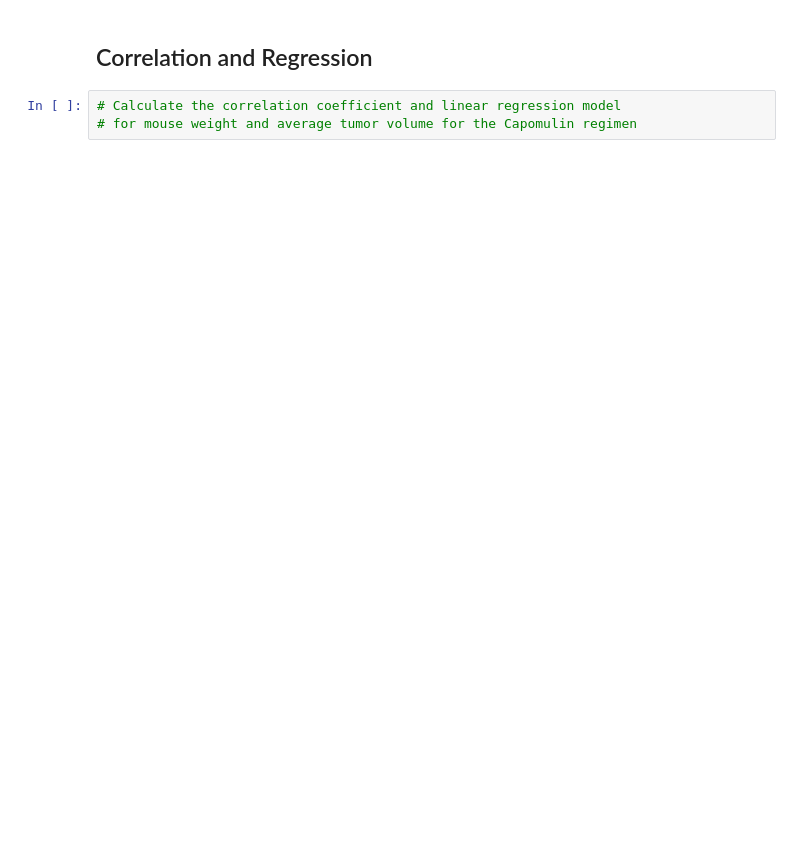
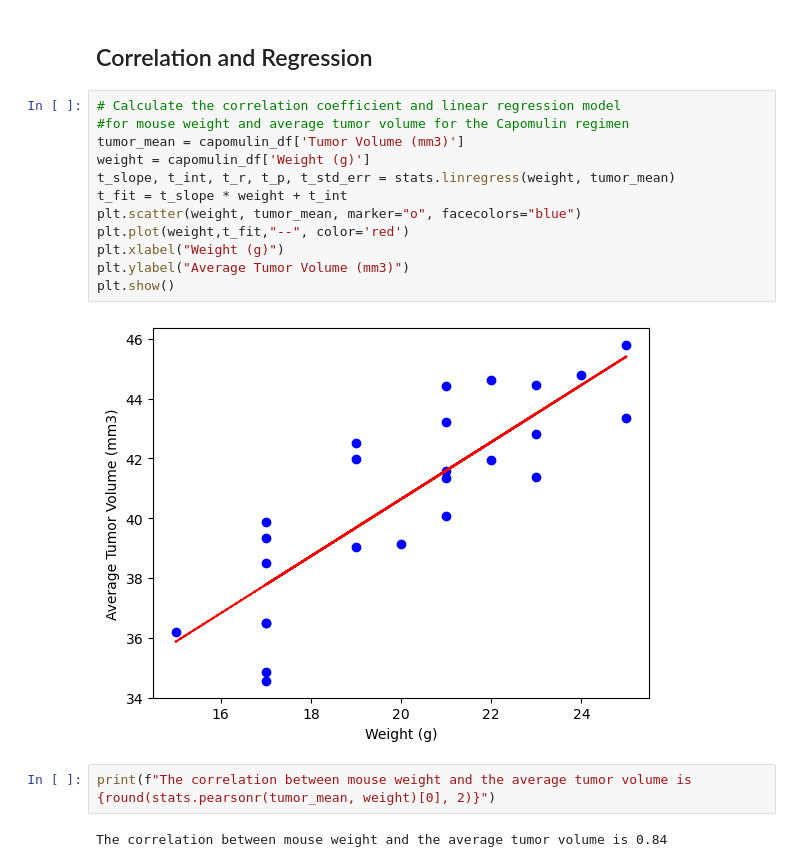
Before and after one commit to lrussell834/Technical-Report-of-Capomulin-Clinical-Study, a Jupyter notebook: Starter_Code/Pymaceuticals/pymaceuticals_technical_report_and_analysis.ipynb, the cells around one changed output. Drawn from its saved outputs; the diff is of its cells as text; blank space fills up the shorter version.

```diff
--- a/Starter_Code/Pymaceuticals/pymaceuticals_technical_report_and_analysis.ipynb
+++ b/Starter_Code/Pymaceuticals/pymaceuticals_technical_report_and_analysis.ipynb
@@ -236,4 +285,19 @@ plt.show()
 ## Correlation and Regression
 # %%
 # Calculate the correlation coefficient and linear regression model
-# for mouse weight and average tumor volume for the Capomulin regimen
+#for mouse weight and average tumor volume for the Capomulin regimen
+tumor_mean = capomulin_df['Tumor Volume (mm3)']
+weight = capomulin_df['Weight (g)']
+t_slope, t_int, t_r, t_p, t_std_err = stats.linregress(weight, tumor_mean)
+t_fit = t_slope * weight + t_int
+plt.scatter(weight, tumor_mean, marker="o", facecolors="blue")
+plt.plot(weight,t_fit,"--", color='red')
+plt.xlabel("Weight (g)")
+plt.ylabel("Average Tumor Volume (mm3)")
+plt.show()
+# %% [output]
+[figure, added]
+# %%
+print(f"The correlation between mouse weight and the average tumor volume is {round(stats.pearsonr(tumor_mean, weight)[0], 2)}")
+# %% [output]
+The correlation between mouse weight and the average tumor volume is 0.84
```
Also changed, not shown: parts of 10 cells of this notebook.
